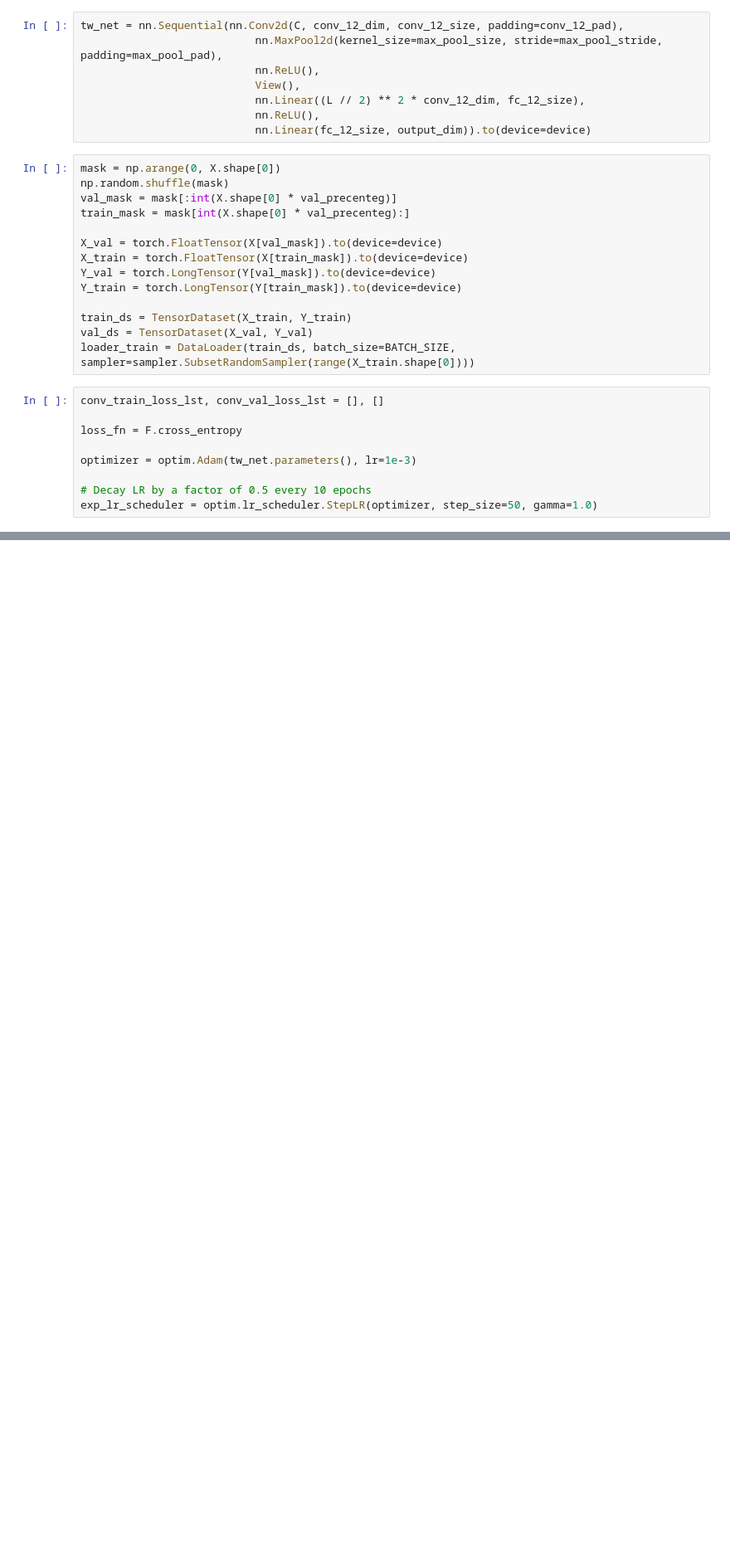
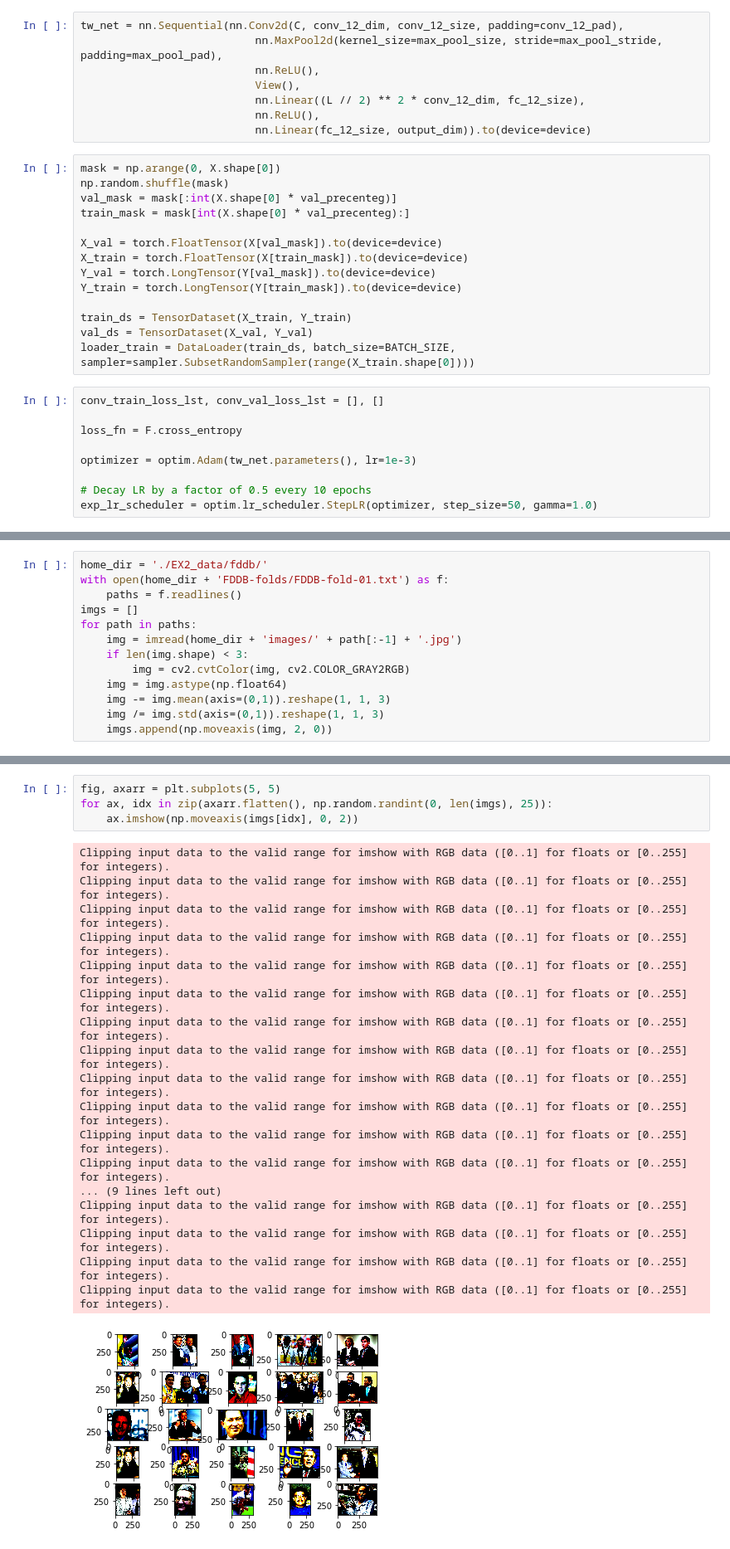
Before and after one commit to yohaiMagen/Deep_Learning_Course, a Jupyter notebook: Ex2/Ex2Q1.ipynb, the cells around one changed output, grey strips where cells are left out. Shown at 83% size. Cells and saved outputs as stored; diff of their text form; blank space fills up the shorter version.

```diff
--- a/Ex2/Ex2Q1.ipynb
+++ b/Ex2/Ex2Q1.ipynb
@@ -224,0 +308,13 @@ plt.show()
+# %%
+home_dir = './EX2_data/fddb/'
+with open(home_dir + 'FDDB-folds/FDDB-fold-01.txt') as f:
+    paths = f.readlines()
+imgs = []
+for path in paths:
+    img = imread(home_dir + 'images/' + path[:-1] + '.jpg')
+    if len(img.shape) < 3:
+        img = cv2.cvtColor(img, cv2.COLOR_GRAY2RGB)
+    img = img.astype(np.float64)
+    img -= img.mean(axis=(0,1)).reshape(1, 1, 3)
+    img /= img.std(axis=(0,1)).reshape(1, 1, 3)
+    imgs.append(np.moveaxis(img, 2, 0))
@@ -224,0 +325,23 @@ plt.show()
+# %%
+fig, axarr = plt.subplots(5, 5)
+for ax, idx in zip(axarr.flatten(), np.random.randint(0, len(imgs), 25)):
+    ax.imshow(np.moveaxis(imgs[idx], 0, 2))
+# %% [output]
+Clipping input data to the valid range for imshow with RGB data ([0..1] for floats or [0..255] for integers).
+Clipping input data to the valid range for imshow with RGB data ([0..1] for floats or [0..255] for integers).
+Clipping input data to the valid range for imshow with RGB data ([0..1] for floats or [0..255] for integers).
+Clipping input data to the valid range for imshow with RGB data ([0..1] for floats or [0..255] for integers).
+Clipping input data to the valid range for imshow with RGB data ([0..1] for floats or [0..255] for integers).
+Clipping input data to the valid range for imshow with RGB data ([0..1] for floats or [0..255] for integers).
+Clipping input data to the valid range for imshow with RGB data ([0..1] for floats or [0..255] for integers).
+Clipping input data to the valid range for imshow with RGB data ([0..1] for floats or [0..255] for integers).
+Clipping input data to the valid range for imshow with RGB data ([0..1] for floats or [0..255] for integers).
+Clipping input data to the valid range for imshow with RGB data ([0..1] for floats or [0..255] for integers).
+Clipping input data to the valid range for imshow with RGB data ([0..1] for floats or [0..255] for integers).
+Clipping input data to the valid range for imshow with RGB data ([0..1] for floats or [0..255] for integers).
+... (9 lines left out)
+Clipping input data to the valid range for imshow with RGB data ([0..1] for floats or [0..255] for integers).
+Clipping input data to the valid range for imshow with RGB data ([0..1] for floats or [0..255] for integers).
+Clipping input data to the valid range for imshow with RGB data ([0..1] for floats or [0..255] for integers).
+Clipping input data to the valid range for imshow with RGB data ([0..1] for floats or [0..255] for integers).
+[figure, added]
```
Also changed, not shown: parts of 31 cells of this notebook, 3 other files.
